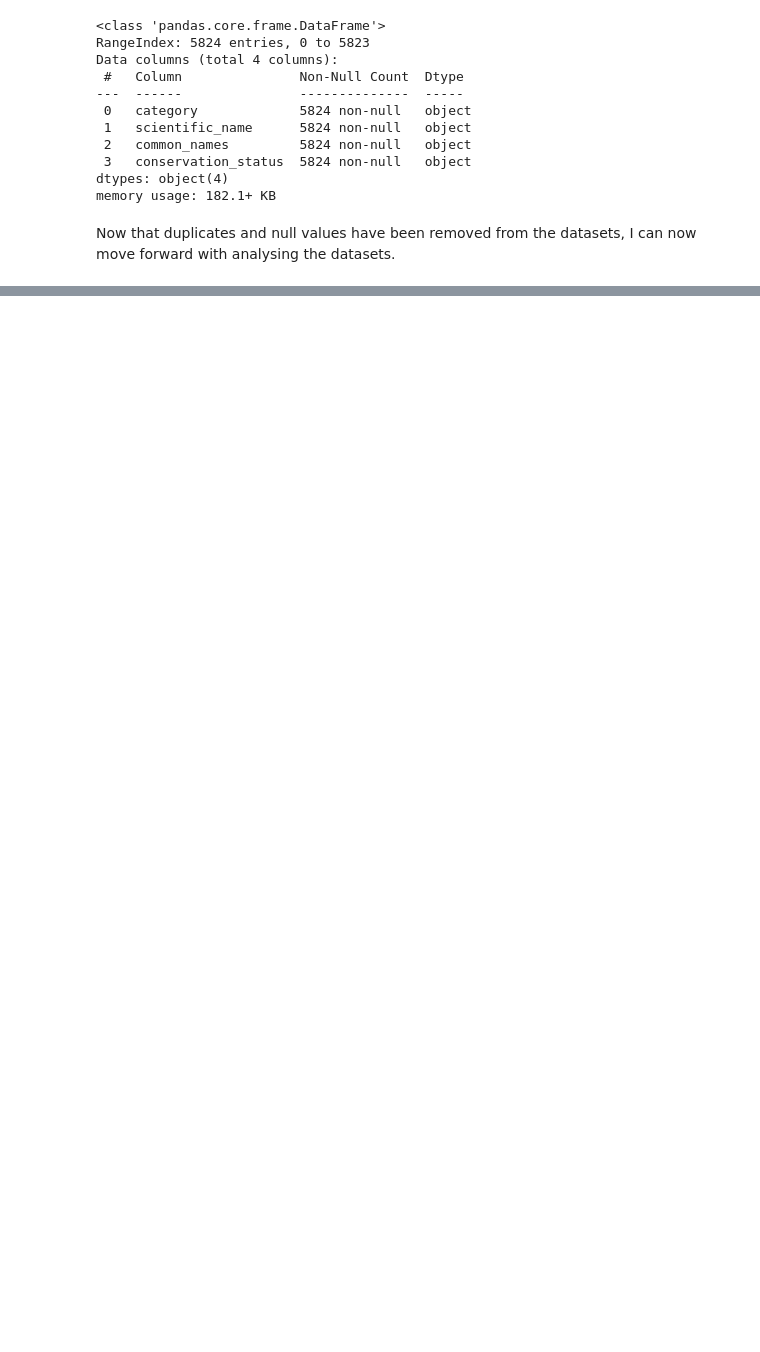
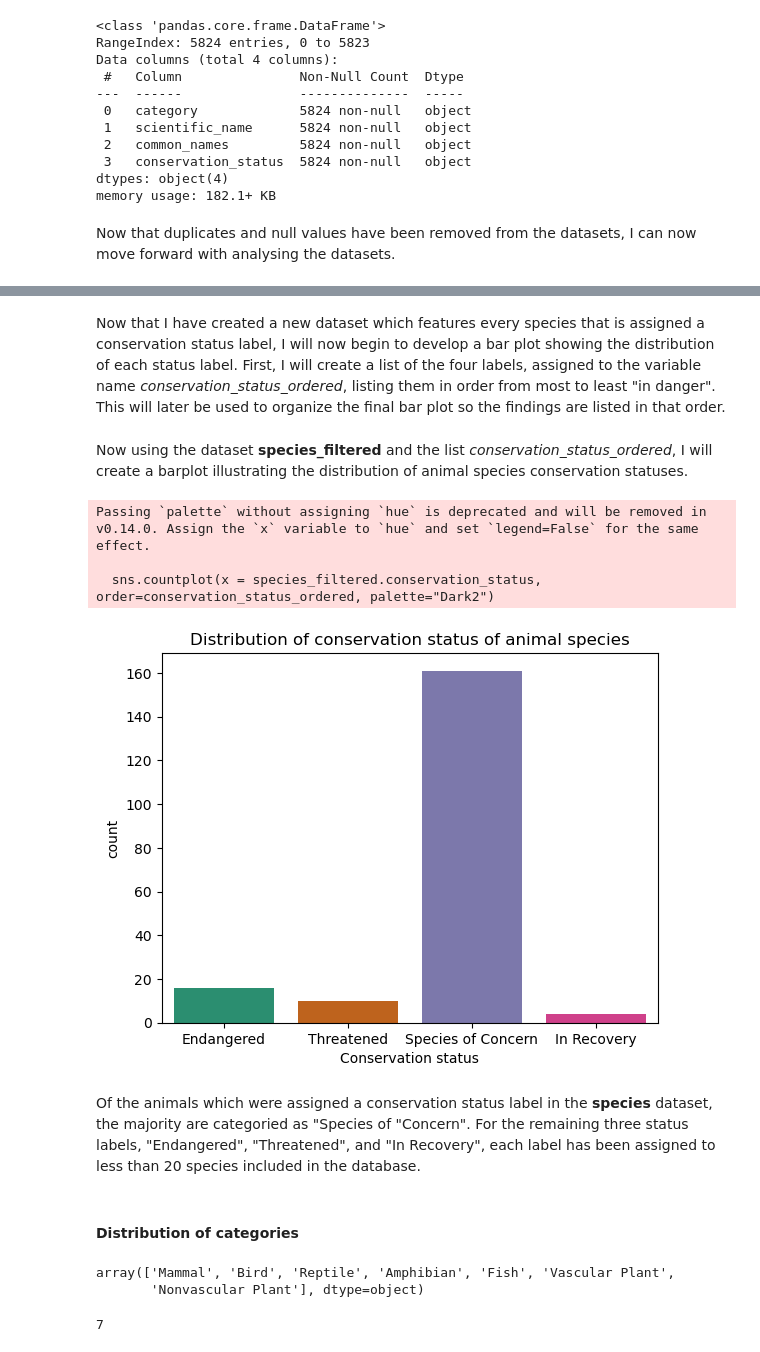
Before and after one commit to karoanton/nlp_data_science_course, a Jupyter notebook: Biodiversity in National Parks/biodiversity.ipynb, the cells around one changed output, grey strips where cells are left out. Cells and saved outputs as stored; diff of their text form; code cells hidden in the pictures; blank space fills up the shorter version.

```diff
--- a/Biodiversity in National Parks/biodiversity.ipynb
+++ b/Biodiversity in National Parks/biodiversity.ipynb
@@ -165,0 +243,3 @@ Now that duplicates and null values have been removed from the datasets, I can n
+# %%
+species_filtered = species[species.conservation_status != "Unknown"]
+species_filtered.head(10)
@@ -165,0 +272,29 @@ Now that duplicates and null values have been removed from the datasets, I can n
+# %% [markdown]
+Now that I have created a new dataset which features every species that is assigned a conservation status label, I will now begin to develop a bar plot showing the distribution of each status label. First, I will create a list of the four labels, assigned to the variable name *conservation_status_ordered*, listing them in order from most to least "in danger". This will later be used to organize the final bar plot so the findings are listed in that order.
+# %%
+conservation_status_ordered = ["Endangered", "Threatened", "Species of Concern", "In Recovery"]
+# %% [markdown]
+Now using the dataset **species_filtered** and the list *conservation_status_ordered*, I will create a barplot illustrating the distribution of animal species conservation statuses.
+# %%
+sns.countplot(x = species_filtered.conservation_status, order=conservation_status_ordered, palette="Dark2")
+plt.title("Distribution of conservation status of animal species")
+plt.xlabel("Conservation status")
+plt.show()
+# %% [output]
+Passing `palette` without assigning `hue` is deprecated and will be removed in v0.14.0. Assign the `x` variable to `hue` and set `legend=False` for the same effect.
+
+  sns.countplot(x = species_filtered.conservation_status, order=conservation_status_ordered, palette="Dark2")
+[figure, added]
+# %% [markdown]
+Of the animals which were assigned a conservation status label in the **species** dataset, the majority are categoried as "Species of "Concern". For the remaining three status labels, "Endangered", "Threatened", and "In Recovery", each label has been assigned to less than 20 species included in the database.
+# %% [markdown]
+#### Distribution of categories
+# %%
+species.category.unique()
+# %% [output]
+array(['Mammal', 'Bird', 'Reptile', 'Amphibian', 'Fish', 'Vascular Plant',
+       'Nonvascular Plant'], dtype=object)
+# %%
+species.category.nunique()
+# %% [output]
+7
```
Also changed, not shown: parts of 53 cells of this notebook.
